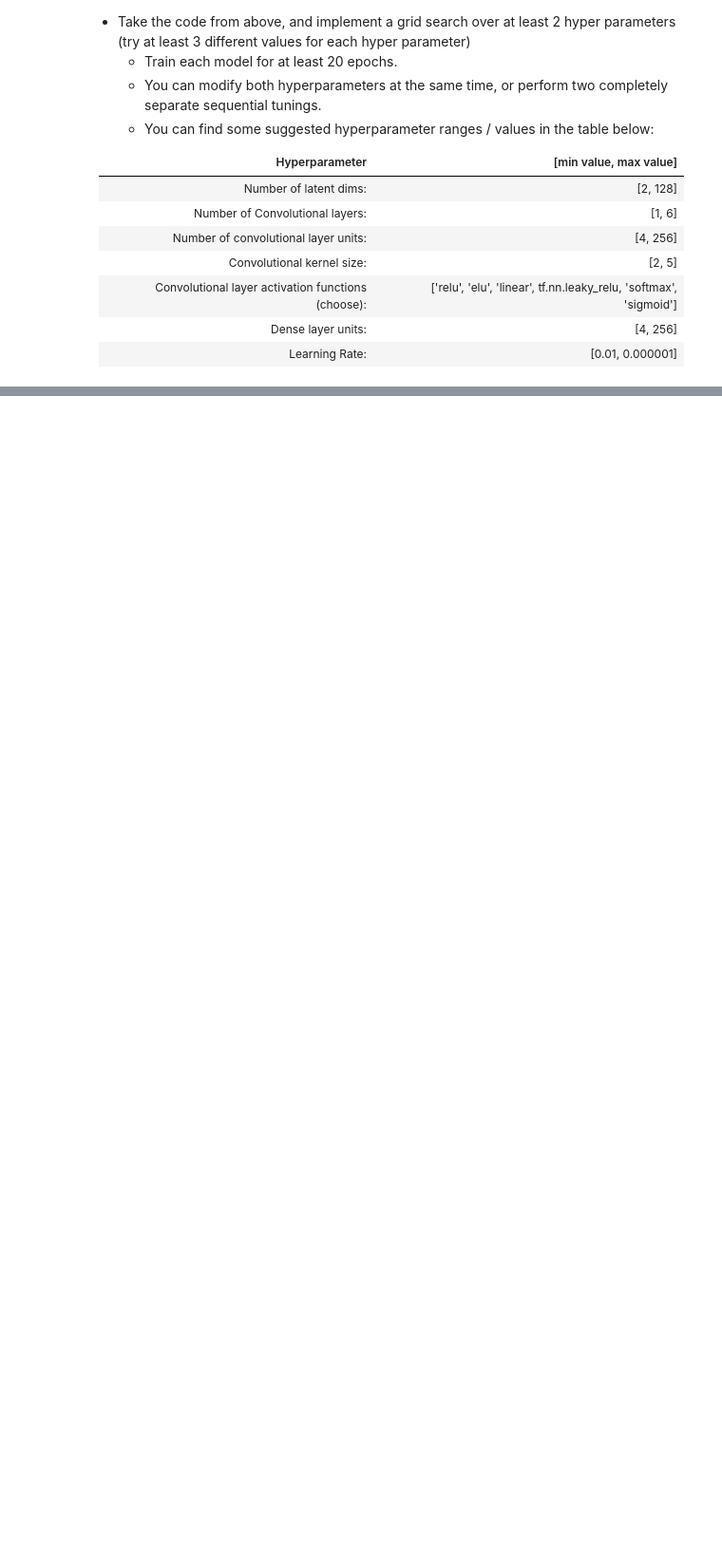
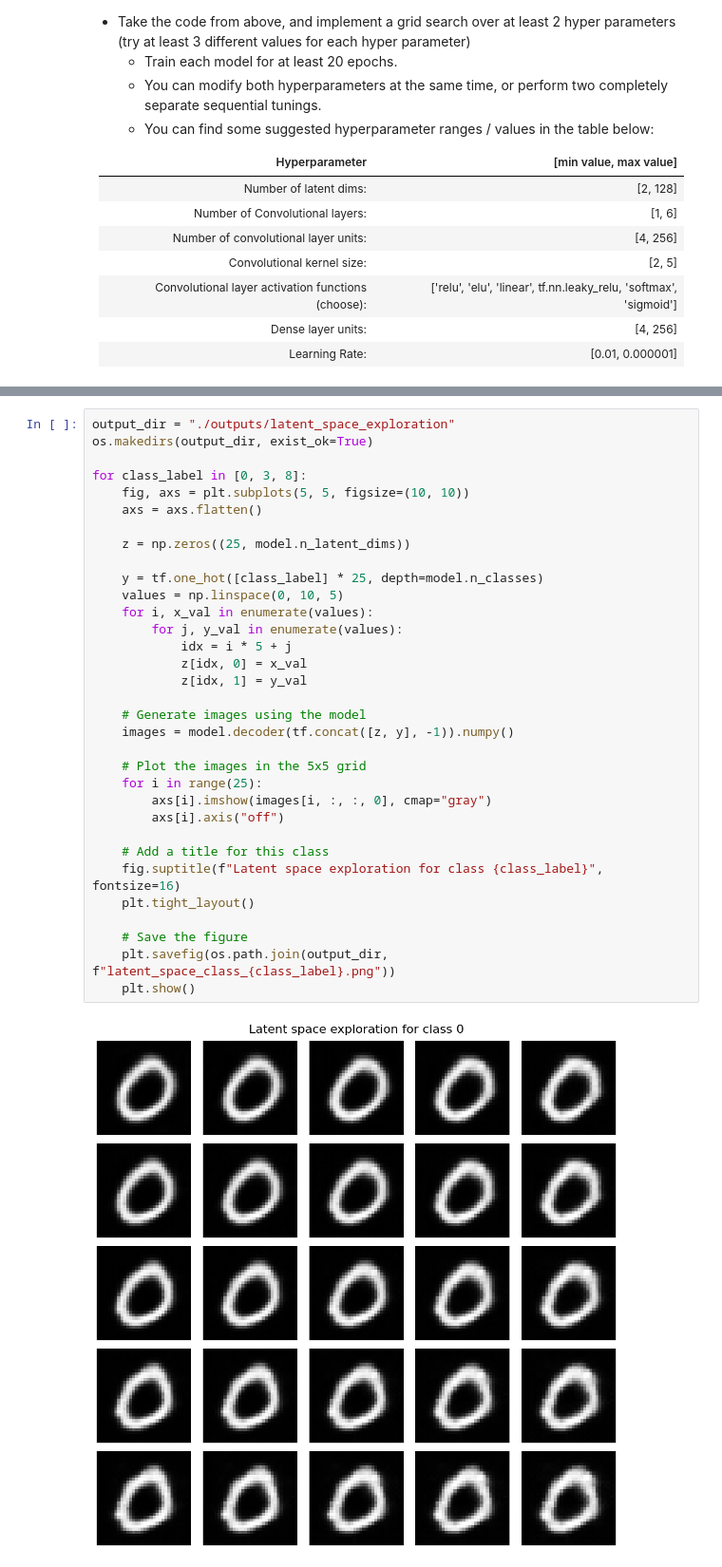
Before and after one commit to UTSW-Software-Engineering-Course-2025/Module_2_VMullapudi, a Jupyter notebook: 04_ExerciseCodeAndInstructions/HPO/hpo_mnist.ipynb, the cells around one changed output, grey strips where cells are left out. Shown: that part at 95% size. Drawn from its saved outputs; the diff is of its cells as text; blank space fills up the shorter version.

```diff
--- a/04_ExerciseCodeAndInstructions/HPO/hpo_mnist.ipynb
+++ b/04_ExerciseCodeAndInstructions/HPO/hpo_mnist.ipynb
@@ -366,0 +459,35 @@ tf.random.set_seed(1234)
+# %%
+output_dir = "./outputs/latent_space_exploration"
+os.makedirs(output_dir, exist_ok=True)
+
+for class_label in [0, 3, 8]:
+    fig, axs = plt.subplots(5, 5, figsize=(10, 10))
+    axs = axs.flatten()
+
+    z = np.zeros((25, model.n_latent_dims))
+
+    y = tf.one_hot([class_label] * 25, depth=model.n_classes)
+    values = np.linspace(0, 10, 5)
+    for i, x_val in enumerate(values):
+        for j, y_val in enumerate(values):
+            idx = i * 5 + j
+            z[idx, 0] = x_val
+            z[idx, 1] = y_val
+
+    # Generate images using the model
+    images = model.decoder(tf.concat([z, y], -1)).numpy()
+
+    # Plot the images in the 5x5 grid
+    for i in range(25):
+        axs[i].imshow(images[i, :, :, 0], cmap="gray")
+        axs[i].axis("off")
+
+    # Add a title for this class
+    fig.suptitle(f"Latent space exploration for class {class_label}", fontsize=16)
+    plt.tight_layout()
+
+    # Save the figure
+    plt.savefig(os.path.join(output_dir, f"latent_space_class_{class_label}.png"))
+    plt.show()
+# %% [output]
+[figure, added]
```
Also changed, not shown: parts of 10 cells of this notebook, 1 other file.
